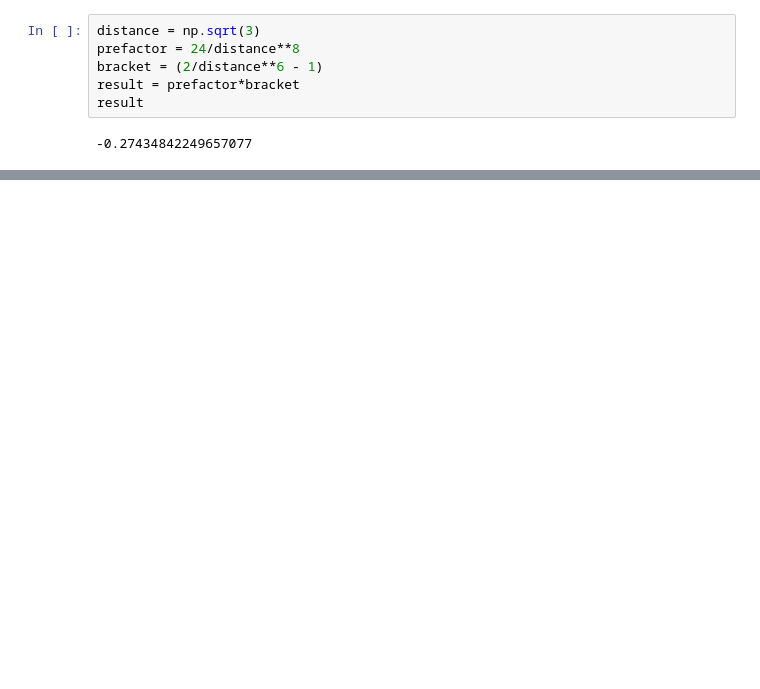
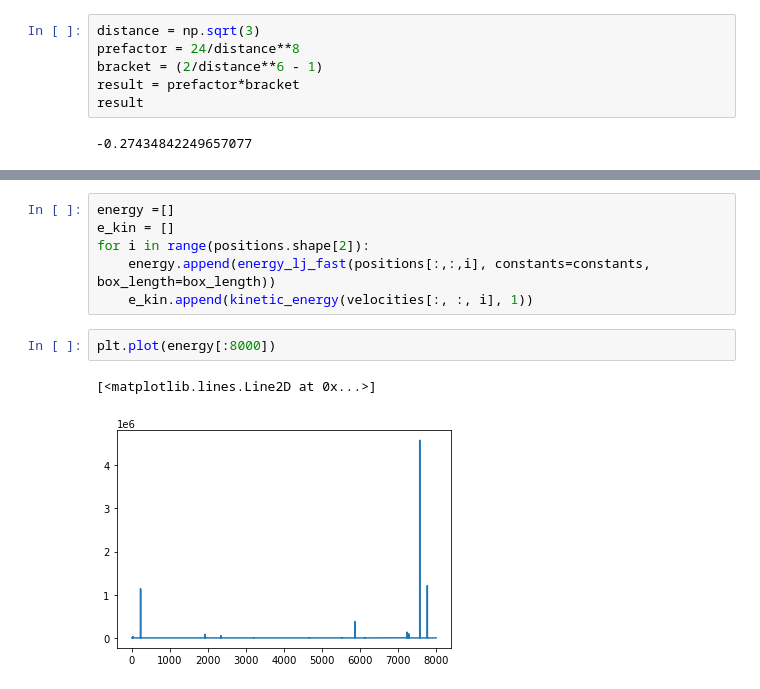
Before and after one commit to MQSchleich/openmd, a Jupyter notebook: notebooks/GPU.ipynb, the cells around one changed output, grey strips where cells are left out. Cells and saved outputs as stored; diff of their text form; blank space fills up the shorter version.

```diff
--- a/notebooks/GPU.ipynb
+++ b/notebooks/GPU.ipynb
@@ -242,0 +295,11 @@ array([[0.        , 0.03315004, 8.50091403],
+# %%
+energy =[]
+e_kin = []
+for i in range(positions.shape[2]):
+    energy.append(energy_lj_fast(positions[:,:,i], constants=constants, box_length=box_length))
+    e_kin.append(kinetic_energy(velocities[:, :, i], 1))
+# %%
+plt.plot(energy[:8000])
+# %% [output]
+[<matplotlib.lines.Line2D at 0x...>]
+[figure, added]
```
Also changed, not shown: parts of 20 cells of this notebook, 2 other files.
